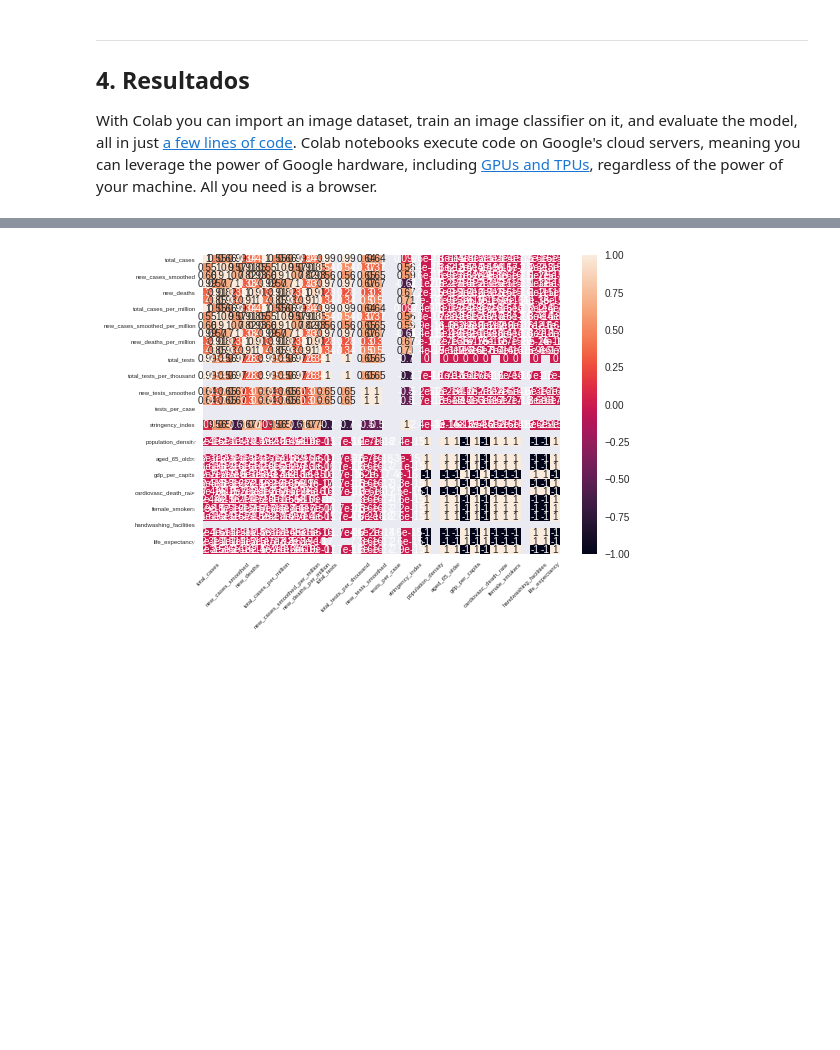
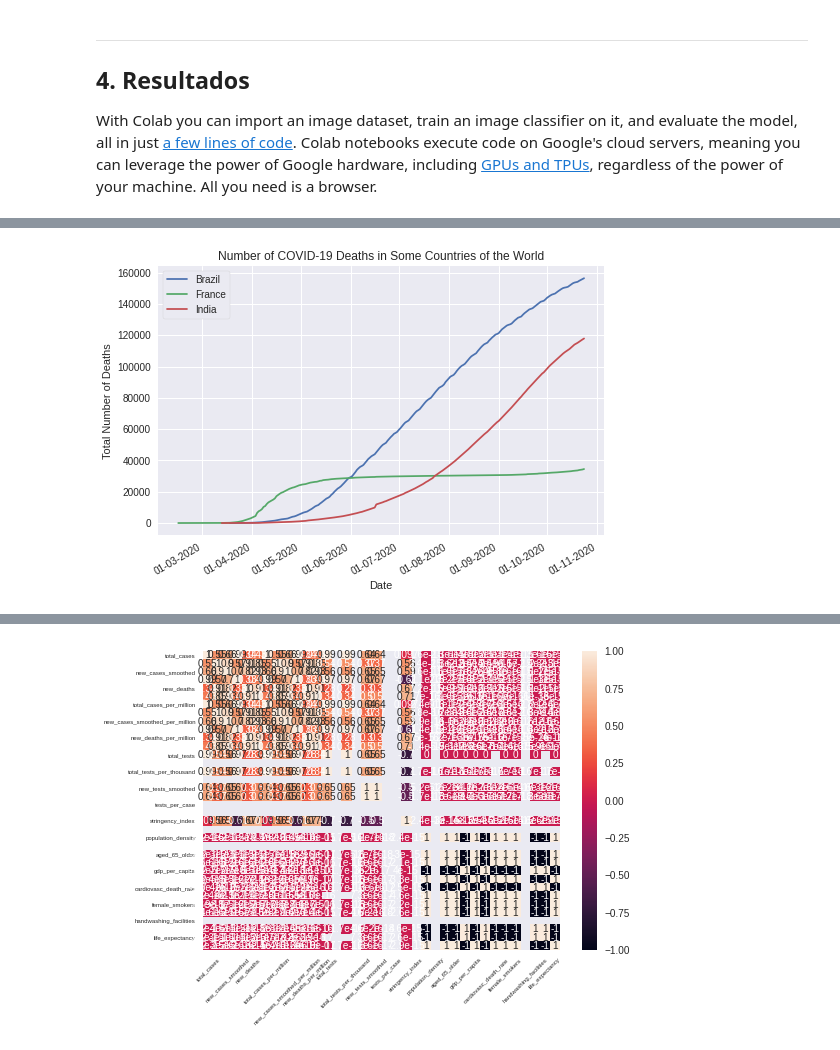
Before and after one commit to edilsondesouza/covid19, a Jupyter notebook: DataViz_DCC_UFMG_COVID19_Lucas_Edilson.ipynb, the cells around one changed output, grey strips where cells are left out. Drawn from its saved outputs; the diff is of its cells as text; code cells hidden in the pictures; blank space fills up the shorter version.

```diff
--- a/DataViz_DCC_UFMG_COVID19_Lucas_Edilson.ipynb
+++ b/DataViz_DCC_UFMG_COVID19_Lucas_Edilson.ipynb
@@ -217,0 +222,25 @@ plt.show()
+# %%
+# -----------------------------------------------------------------------
+
+# Total Deaths
+
+plt.style.use('seaborn')
+
+for country in countries:
+
+	df_rem = df.loc[(df['location']==country)]
+	date = df_rem['date']
+	total_cases = df_rem['total_deaths']
+	plt.plot(date, total_cases, linestyle='solid', label=country)
+
+plt.gcf().autofmt_xdate()
+date_format = mpl_dates.DateFormatter('%d-%m-%Y')
+plt.gca().xaxis.set_major_formatter(date_format)
+
+plt.title('Number of COVID-19 Deaths in Some Countries of the World')
+plt.xlabel('Date')
+plt.ylabel('Total Number of Deaths')
+plt.legend(framealpha=1, frameon=True);
+plt.show()
+# %% [output]
+[figure, added]
```
Also changed, not shown: parts of 5 cells of this notebook.
